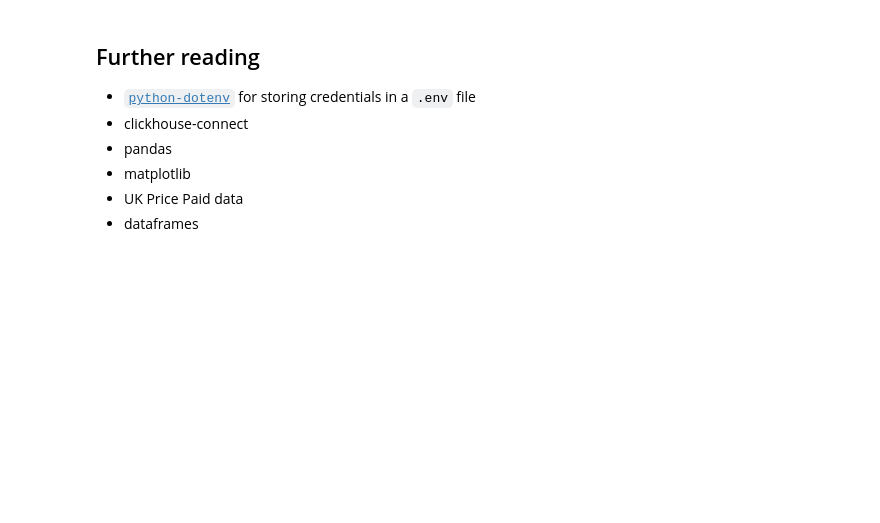
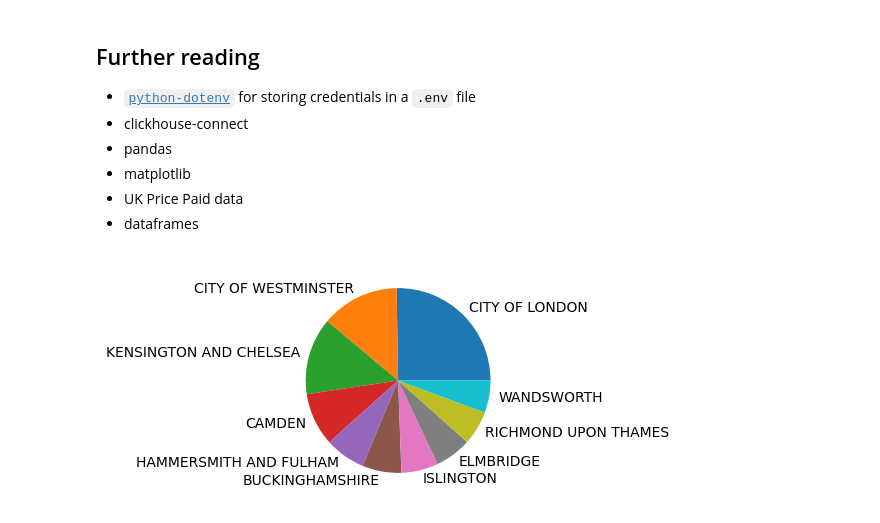
Before and after one commit to DanRoscigno/Jupyter-lab-notes, a Jupyter notebook: notebooks/UK_price_paid.ipynb, the cells around one changed output. Cells and saved outputs as stored; diff of their text form; code cells hidden in the pictures; blank space fills up the shorter version.

```diff
--- a/notebooks/UK_price_paid.ipynb
+++ b/notebooks/UK_price_paid.ipynb
@@ -100,3 +92,9 @@ ax.plot(df.price, df.town, color=col1)
 - matplotlib
 - UK Price Paid data
 - dataframes
+# %%
+#define subplots
+fig,ax = plt.subplots()
+ax.pie(df.avg_price, labels=df.district);
+# %% [output]
+[figure, added]
```
Also changed, not shown: parts of 2 cells of this notebook.
